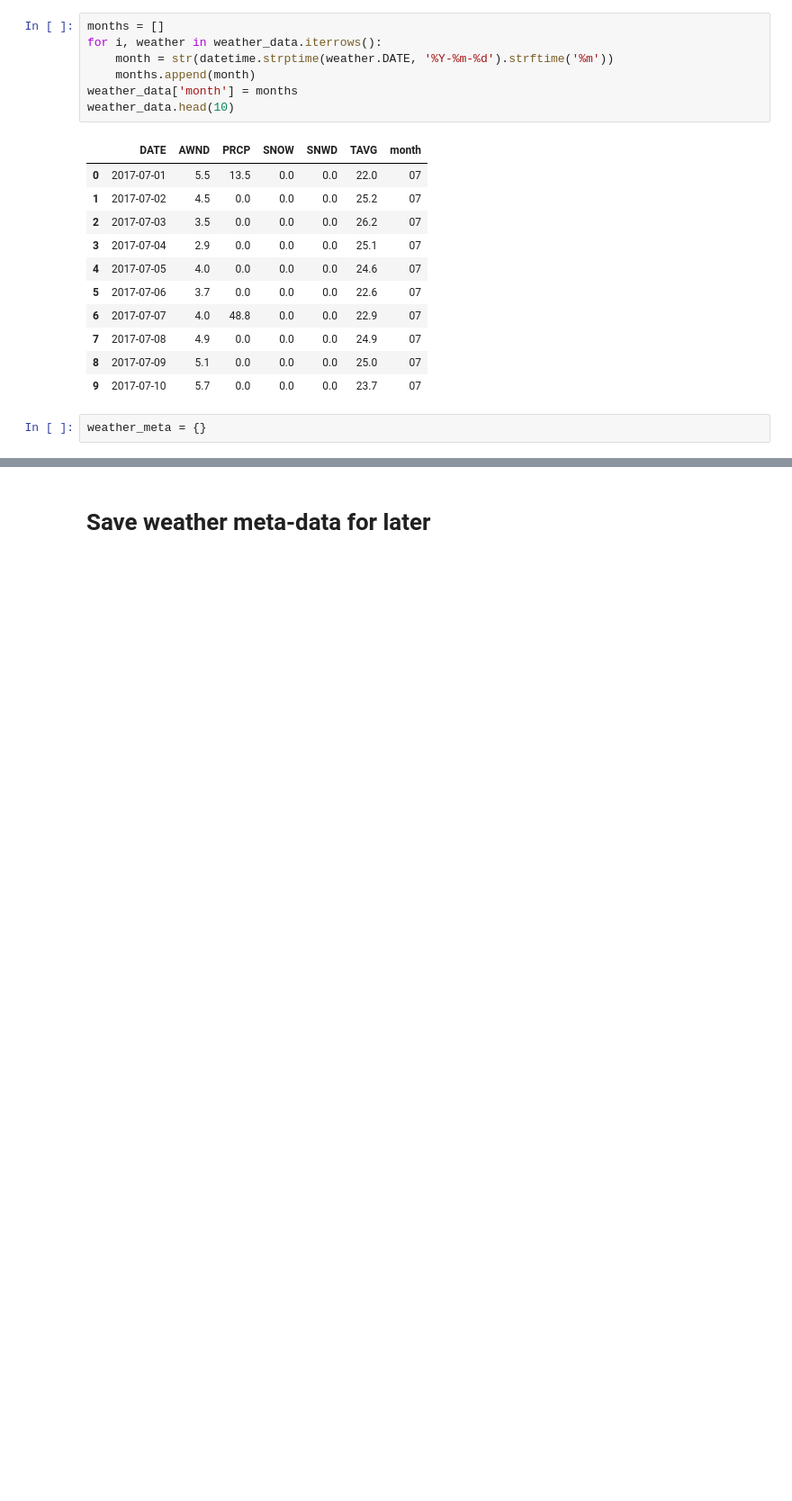
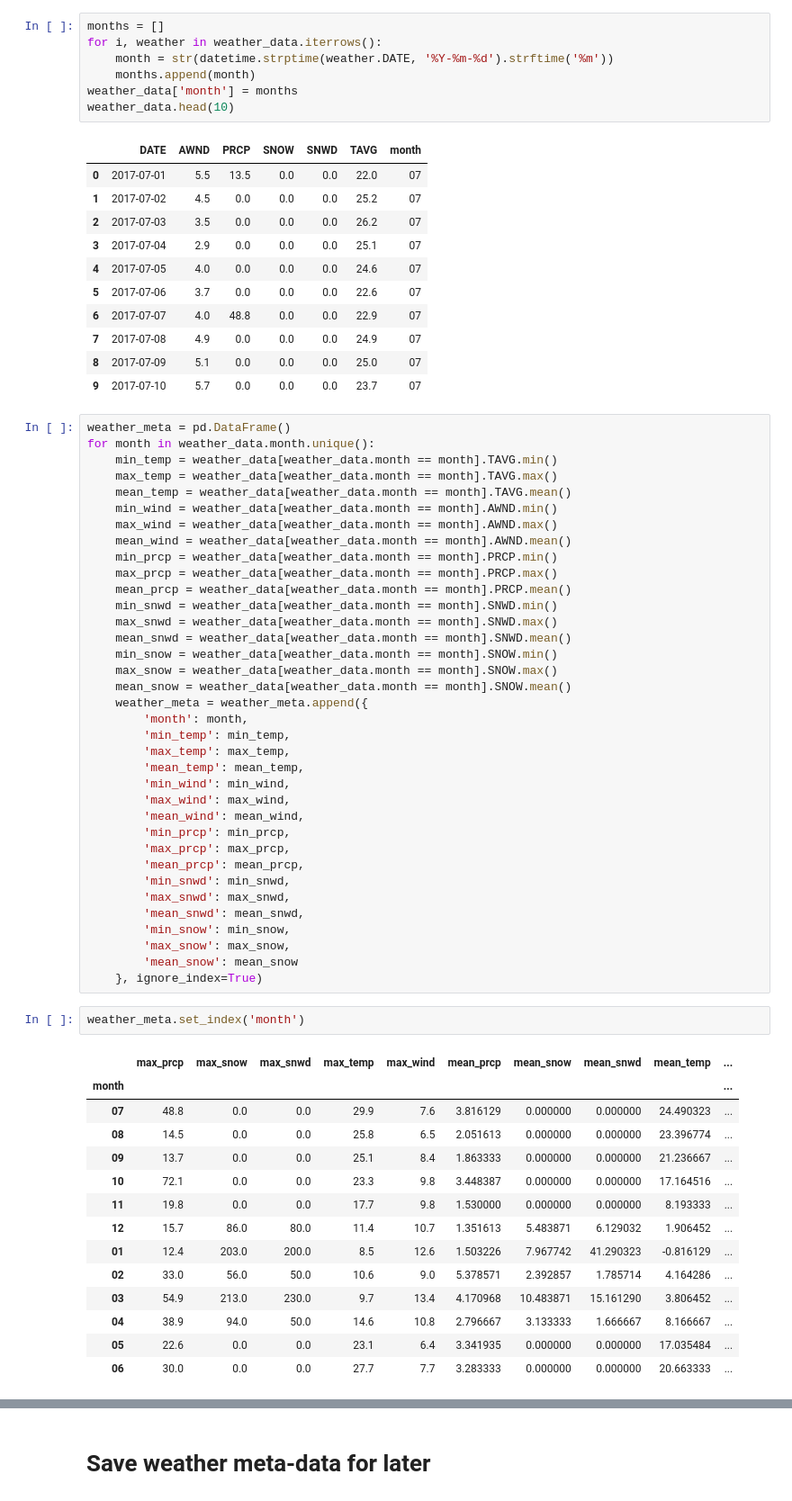
Before and after one commit to markstrefford/1.-Learning-Python-AI-by-Example, a Jupyter notebook: 3. Predicting Taxi Ride Duration/Source/notebooks/explore_weather_data.ipynb, the cells around one changed output, grey strips where cells are left out. Shown at 90% size. Saved outputs shown, nothing was run; the diff lists cells and outputs as text; blank space fills up the shorter version.

Commit message:
Adding weather meta data

```diff
--- a/3. Predicting Taxi Ride Duration/Source/notebooks/explore_weather_data.ipynb
+++ b/3. Predicting Taxi Ride Duration/Source/notebooks/explore_weather_data.ipynb
@@ -100,5 +100,56 @@ weather_data.head(10)
 | 7 | 2017-07-08 | 4.9 | 0.0 | 0.0 | 0.0 | 24.9 | 07 |
 | 8 | 2017-07-09 | 5.1 | 0.0 | 0.0 | 0.0 | 25.0 | 07 |
 | 9 | 2017-07-10 | 5.7 | 0.0 | 0.0 | 0.0 | 23.7 | 07 |
+# %%
+weather_meta = pd.DataFrame()
+for month in weather_data.month.unique():
+    min_temp = weather_data[weather_data.month == month].TAVG.min()
+    max_temp = weather_data[weather_data.month == month].TAVG.max()
+    mean_temp = weather_data[weather_data.month == month].TAVG.mean()
+    min_wind = weather_data[weather_data.month == month].AWND.min()
+    max_wind = weather_data[weather_data.month == month].AWND.max()
+    mean_wind = weather_data[weather_data.month == month].AWND.mean()
+    min_prcp = weather_data[weather_data.month == month].PRCP.min()
+    max_prcp = weather_data[weather_data.month == month].PRCP.max()
+    mean_prcp = weather_data[weather_data.month == month].PRCP.mean()
+    min_snwd = weather_data[weather_data.month == month].SNWD.min()
+    max_snwd = weather_data[weather_data.month == month].SNWD.max()
+    mean_snwd = weather_data[weather_data.month == month].SNWD.mean()
+    min_snow = weather_data[weather_data.month == month].SNOW.min()
+    max_snow = weather_data[weather_data.month == month].SNOW.max()
+    mean_snow = weather_data[weather_data.month == month].SNOW.mean()
+    weather_meta = weather_meta.append({
+        'month': month,
+        'min_temp': min_temp,
+        'max_temp': max_temp,
+        'mean_temp': mean_temp,
+        'min_wind': min_wind,
+        'max_wind': max_wind,
+        'mean_wind': mean_wind,
+        'min_prcp': min_prcp,
+        'max_prcp': max_prcp,
+        'mean_prcp': mean_prcp,
+        'min_snwd': min_snwd,
+        'max_snwd': max_snwd,
+        'mean_snwd': mean_snwd,
+        'min_snow': min_snow,
+        'max_snow': max_snow,
+        'mean_snow': mean_snow
+    }, ignore_index=True)
 # %%
-weather_meta = {}
+weather_meta.set_index('month')
+# %% [output]
+|  | max_prcp | max_snow | max_snwd | max_temp | max_wind | mean_prcp | mean_snow | mean_snwd | mean_temp | ... |
+| month |  |  |  |  |  |  |  |  |  | ... |
+| 07 | 48.8 | 0.0 | 0.0 | 29.9 | 7.6 | 3.816129 | 0.000000 | 0.000000 | 24.490323 | ... |
+| 08 | 14.5 | 0.0 | 0.0 | 25.8 | 6.5 | 2.051613 | 0.000000 | 0.000000 | 23.396774 | ... |
+| 09 | 13.7 | 0.0 | 0.0 | 25.1 | 8.4 | 1.863333 | 0.000000 | 0.000000 | 21.236667 | ... |
+| 10 | 72.1 | 0.0 | 0.0 | 23.3 | 9.8 | 3.448387 | 0.000000 | 0.000000 | 17.164516 | ... |
+| 11 | 19.8 | 0.0 | 0.0 | 17.7 | 9.8 | 1.530000 | 0.000000 | 0.000000 | 8.193333 | ... |
+| 12 | 15.7 | 86.0 | 80.0 | 11.4 | 10.7 | 1.351613 | 5.483871 | 6.129032 | 1.906452 | ... |
+| 01 | 12.4 | 203.0 | 200.0 | 8.5 | 12.6 | 1.503226 | 7.967742 | 41.290323 | -0.816129 | ... |
+| 02 | 33.0 | 56.0 | 50.0 | 10.6 | 9.0 | 5.378571 | 2.392857 | 1.785714 | 4.164286 | ... |
+| 03 | 54.9 | 213.0 | 230.0 | 9.7 | 13.4 | 4.170968 | 10.483871 | 15.161290 | 3.806452 | ... |
+| 04 | 38.9 | 94.0 | 50.0 | 14.6 | 10.8 | 2.796667 | 3.133333 | 1.666667 | 8.166667 | ... |
+| 05 | 22.6 | 0.0 | 0.0 | 23.1 | 6.4 | 3.341935 | 0.000000 | 0.000000 | 17.035484 | ... |
+| 06 | 30.0 | 0.0 | 0.0 | 27.7 | 7.7 | 3.283333 | 0.000000 | 0.000000 | 20.663333 | ... |
```
Also changed, not shown: parts of 1 cell of this notebook, 3 other files.
